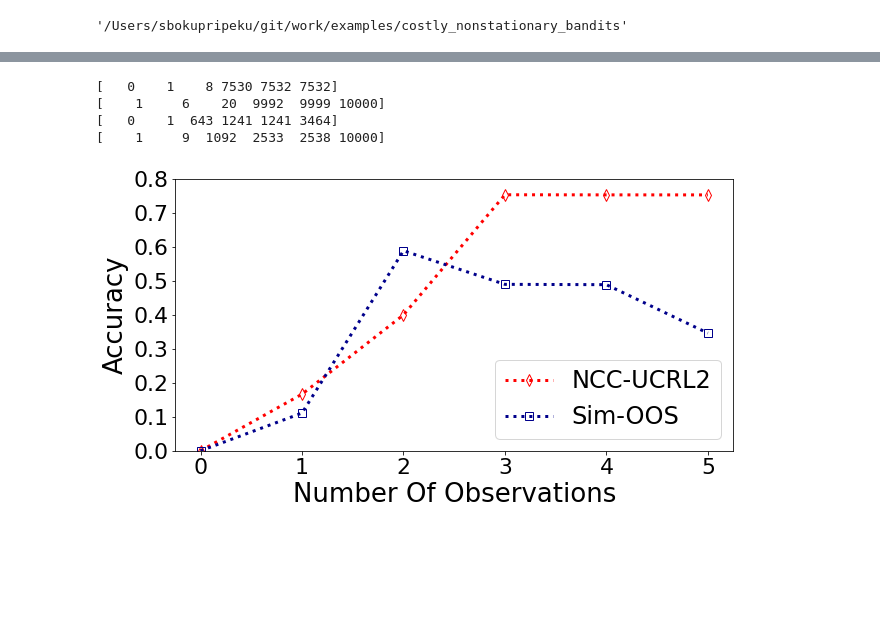
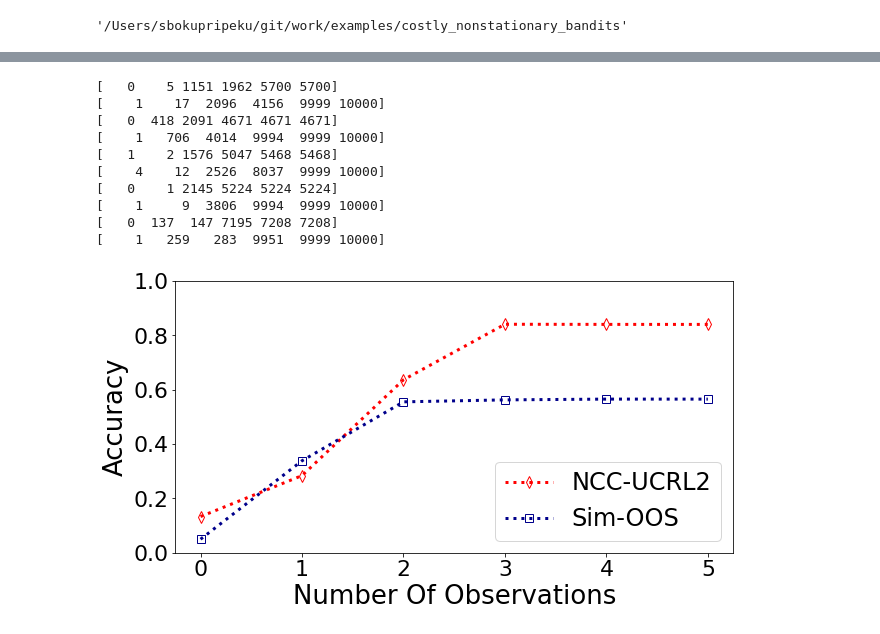
Before and after one commit to saeedghoorchian/NCC-Bandits, a Jupyter notebook: experiments/nursery/making_figures/accuracy.ipynb, the cells around one changed output, grey strips where cells are left out. Drawn from its saved outputs; the diff is of its cells as text; code cells hidden in the pictures; blank space fills up the shorter version.

Commit message:
Update nursery experiments

```diff
--- a/experiments/nursery/making_figures/accuracy.ipynb
+++ b/experiments/nursery/making_figures/accuracy.ipynb
@@ -27,8 +35,8 @@ policies
   'Oracle': <algorithms.oracle_alg1.Algorithm1_Oracle at 0x...>},)
 # %%
-alg1 = policies[0]['Algorithm1']
+alg1_objects = policies[0]['Algorithm1']
 oracle = policies[0]['Oracle']
-simoos = policies[0]['SimOOS']
+simoos_objects = policies[0]['SimOOS']
 # %%
 def get_accuracy_new(alg1_object):
     N_FEATURES = alg1_object.max_no_red_context
@@ -76,0 +73,2 @@ alg1.collected_rewards_SimOOS[0]
+# %%
+alg1_accuracies = np.stack([get_accuracy_new(alg1) for alg1 in alg1_objects])
@@ -77,48 +86,56 @@ alg1.collected_rewards_SimOOS[0]
+# %%
+simoos_accuracies = np.stack([get_accuracy_new(simoos) for simoos in simoos_objects])
+# %% [output]
+[   0    5 1151 1962 5700 5700]
+[    1    17  2096  4156  9999 10000]
+[   0  418 2091 4671 4671 4671]
+[    1   706  4014  9994  9999 10000]
+[   1    2 1576 5047 5468 5468]
+[    4    12  2526  8037  9999 10000]
+[   0    1 2145 5224 5224 5224]
+[    1     9  3806  9994  9999 10000]
+[   0  137  147 7195 7208 7208]
+[    1   259   283  9951  9999 10000]
 # %%
 accuracies = {
 
-    'Algorithm1': get_accuracy_new(alg1),
+    'Algorithm1': np.mean(alg1_accuracies, axis=0),
 #     'Oracle': get_accuracy_new(oracle),
-    'Sim-OOS': get_accuracy_new(simoos),
+    'Sim-OOS': np.mean(simoos_accuracies, axis=0),
 }
-# %% [output]
-[   0    1    8 7530 7532 7532]
-[    1     6    20  9992  9999 10000]
-[   0    1  643 1241 1241 3464]
-[    1     9  1092  2533  2538 10000]
 # %%
 
 
 fig, ax = plt.subplots(1, figsize=(10, 5))
 ind_to_params = {
         # ind: (mark, color)
         0: ('d','red'), 1:('s', 'darkblue') , 2:('o','deepskyblue') , 3: ('>','orange'),
         4: ('^', 'm'), 5: ('<', 'k'), 6: ('x','green'),
     }
 
 for ind, (algorithm_name, accuracy_for_cost) in enumerate(accuracies.items()):
 
     if algorithm_name == 'Algorithm1':
         algorithm_name = "NCC-UCRL2"
     mark, color = ind_to_params[ind]
     ax.plot(
         range(len(accuracy_for_cost)),
         accuracy_for_cost,
         label=algorithm_name,
         marker=mark, markersize=8, fillstyle='none',
         c=color, linestyle=':', linewidth=3,
     )
 
 ax.set_xlabel('Number Of Observations', fontsize=26)
 ax.set_ylabel('Accuracy', fontsize=26)
-ax.set_ylim(0.0, 0.8)
+ax.set_ylim(0.0, 1.0)
 plt.xticks(fontsize=22)
 plt.yticks(fontsize=22)
 ax.xaxis.set_major_locator(MaxNLocator(integer=True)) # Only integer labels
 
 plt.legend(prop={'size': 24}, loc='lower right');
-# plt.savefig('experiments/nursery/making_figures/nursery_accuracy.pdf', bbox_inches='tight')
+plt.savefig('experiments/nursery/making_figures/nursery_accuracy.pdf', bbox_inches='tight')
 
 plt.show()
 # %% [output]
-[figure, old version]
+[figure, new version]
```
Also changed, not shown: parts of 7 cells of this notebook, 5 other files.
